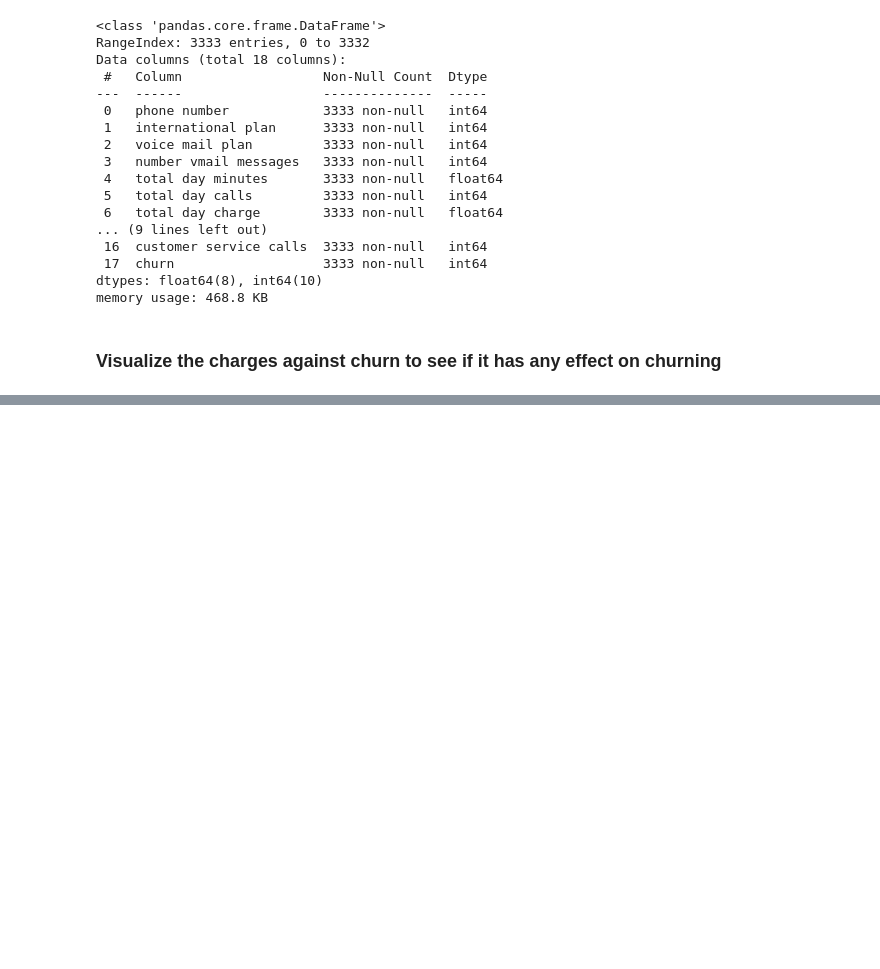
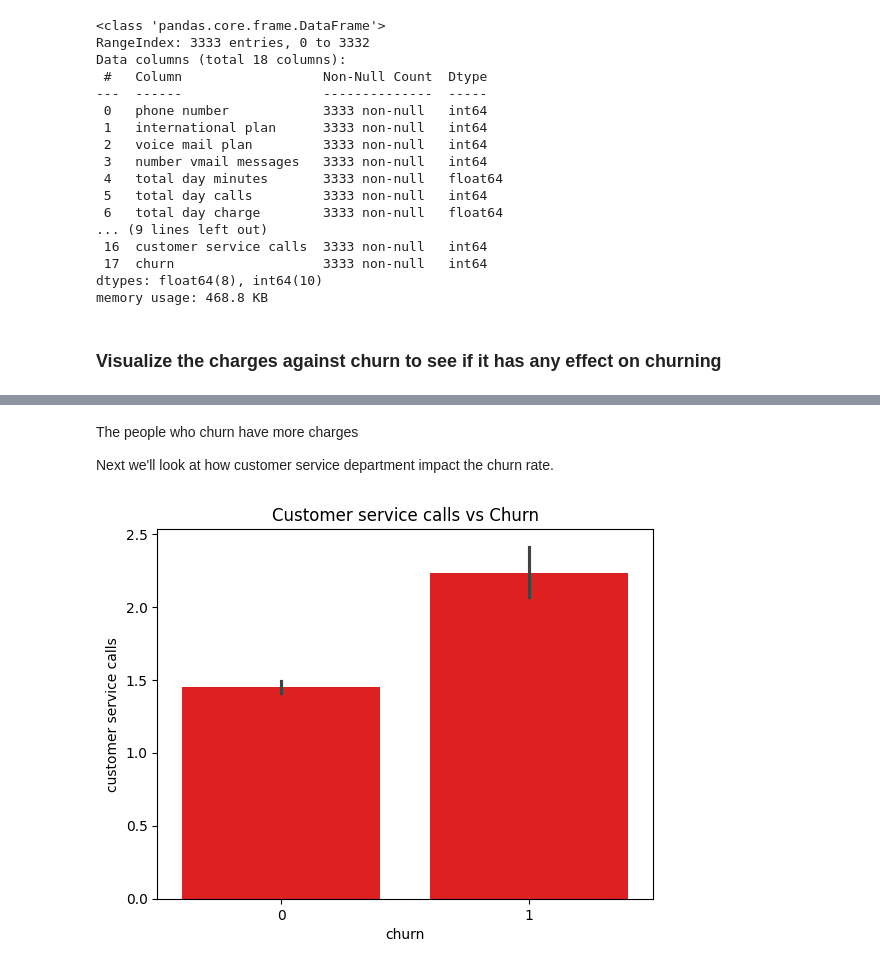
Before and after one commit to ANkanja/K-Nearest-Neighbors, a Jupyter notebook: index.ipynb, the cells around one changed output, grey strips where cells are left out. Saved outputs shown, nothing was run; the diff lists cells and outputs as text; code cells hidden in the pictures; blank space fills up the shorter version.

Commit message:
Visualizations

```diff
--- a/index.ipynb
+++ b/index.ipynb
@@ -158,0 +159,12 @@ plt.show()
+# %% [markdown]
+The people who churn have more charges
+
+Next we'll look at how customer service department impact the churn rate.
+# %%
+### Objective
+# Factors that cause customer dissatisfaction
+sns.barplot(y='customer service calls', x='churn', data=df_en, color='red')
+plt.title('Customer service calls vs Churn')
+plt.show()
+# %% [output]
+[figure, added]
```
Also changed, not shown: parts of 6 cells of this notebook.
